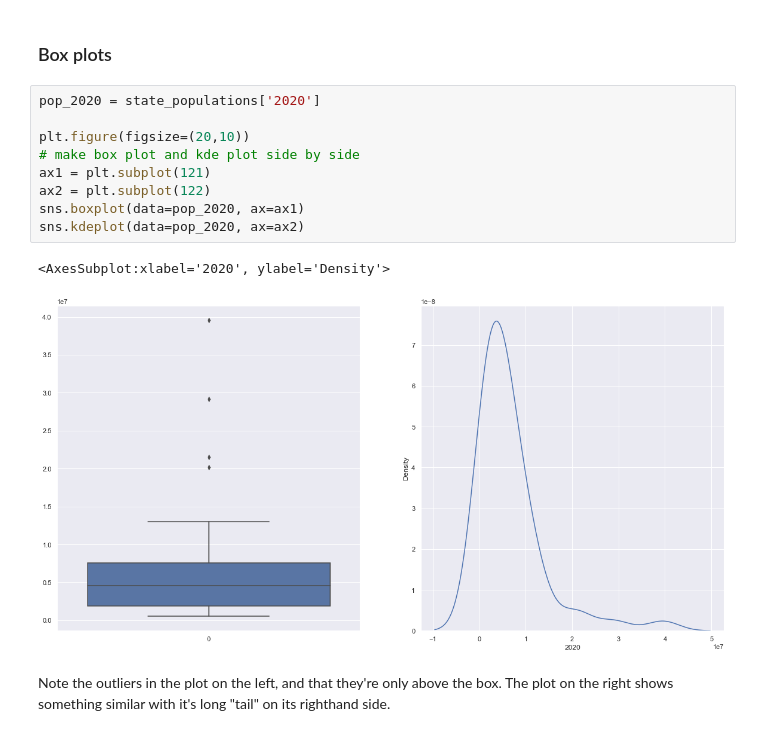
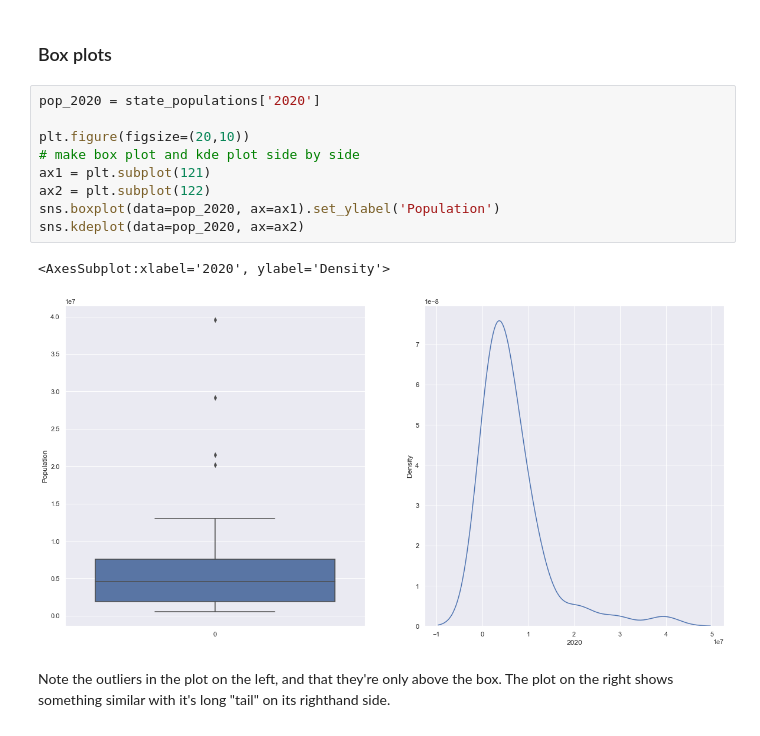
Before and after one commit to philmann7/senate-power, a Jupyter notebook: senate_inequality.ipynb, the cells around one changed output. Cells and saved outputs as stored; diff of their text form.

Commit message:
added labels to some graphs

```diff
--- a/senate_inequality.ipynb
+++ b/senate_inequality.ipynb
@@ -292,15 +292,15 @@ state_populations[last_four].describe()
 # %%
 pop_2020 = state_populations['2020']
 
 plt.figure(figsize=(20,10))
 # make box plot and kde plot side by side
 ax1 = plt.subplot(121)
 ax2 = plt.subplot(122)
-sns.boxplot(data=pop_2020, ax=ax1)
+sns.boxplot(data=pop_2020, ax=ax1).set_ylabel('Population')
 sns.kdeplot(data=pop_2020, ax=ax2)
 # %% [output]
 <AxesSubplot:xlabel='2020', ylabel='Density'>
-[figure, old version]
+[figure, new version]
 # %% [markdown]
 Note the outliers in the plot on the left, and that they're only above the box. The plot on the right shows something similar with it's long "tail" on its righthand side.
 # %%
```
Also changed, not shown: parts of 8 cells of this notebook.
